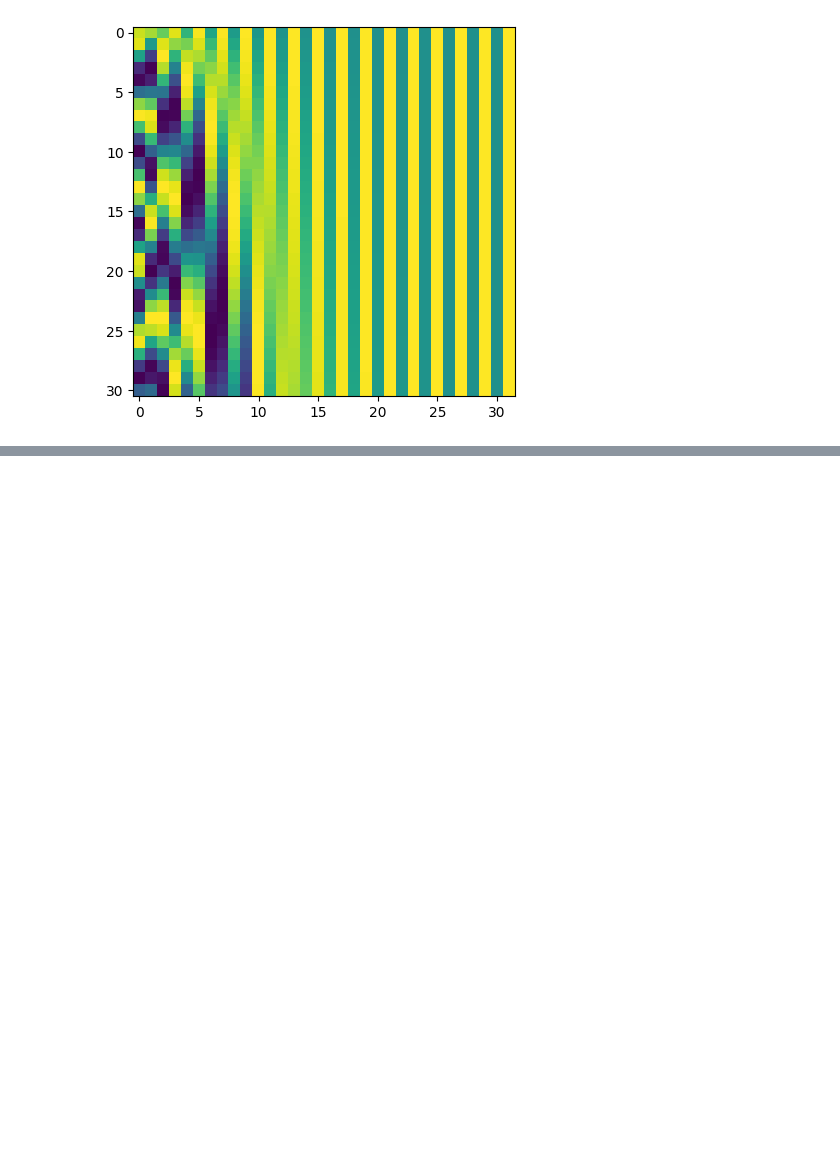
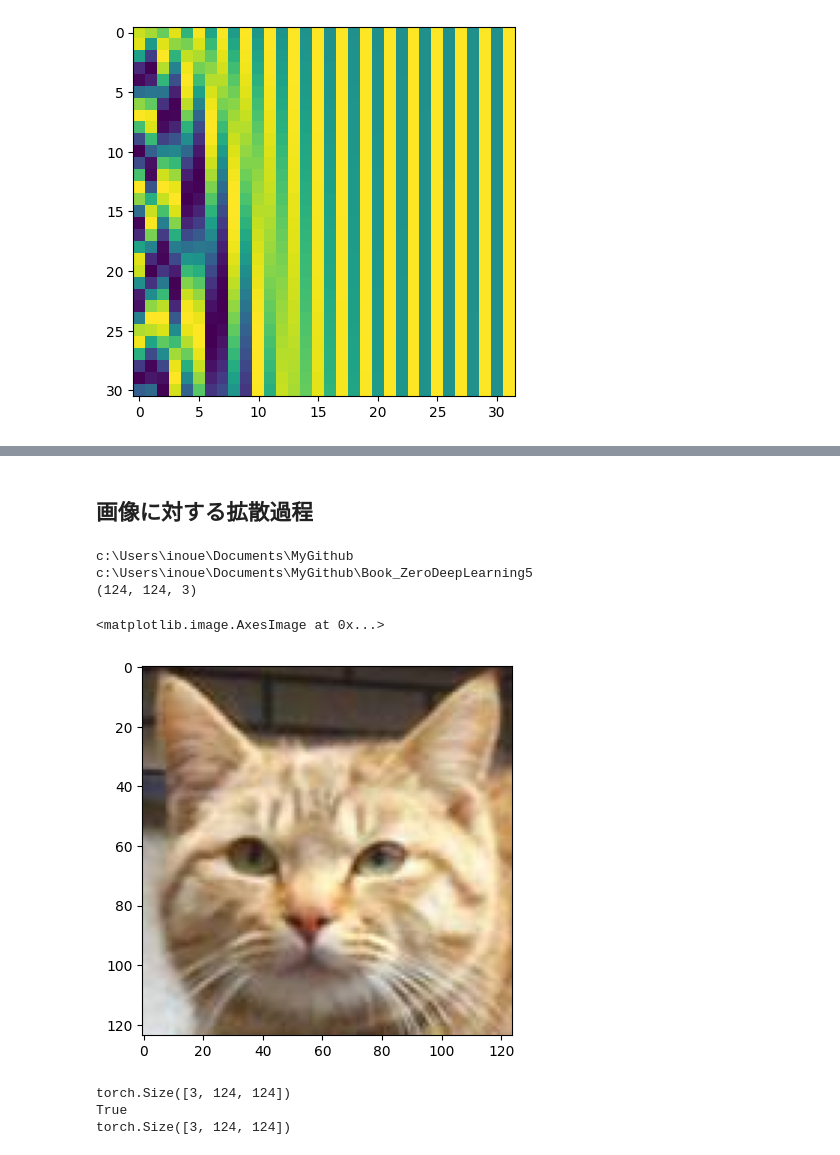
Before and after one commit to inoueshinichi/Book_ZeroDeepLearning5, a Jupyter notebook: diffusion.ipynb, the cells around one changed output, grey strips where cells are left out. Cells and saved outputs as stored; diff of their text form; code cells hidden in the pictures; blank space fills up the shorter version.

```diff
--- a/diffusion.ipynb
+++ b/diffusion.ipynb
@@ -140,0 +249,35 @@ plt.imshow(spe.numpy())
+# %% [markdown]
+## 画像に対する拡散過程
+# %%
+import os
+import torchvision.transforms as TT
+import numpy as np
+
+# 画像の読み込み
+# current_dir = os.path.dirname(os.path.abspath(__file__))
+current_dir = os.path.dirname(os.getcwd())
+print(current_dir)
+current_dir = os.path.join(current_dir, 'Book_ZeroDeepLearning5')
+print(current_dir)
+
+file_path = os.sep.join([current_dir, 'Nekosan_Face.bmp'])
+image = plt.imread(file_path)
+print(image.shape)
+plt.imshow(image)
+# %% [output]
+c:\Users\inoue\Documents\MyGithub
+c:\Users\inoue\Documents\MyGithub\Book_ZeroDeepLearning5
+(124, 124, 3)
+<matplotlib.image.AxesImage at 0x...>
+[figure, added]
+# %%
+# numpy -> tensor (0-1)
+preprocess = TT.ToTensor()
+x: torch.Tensor = preprocess(image)
+print(x.size())
+print(x.is_contiguous())
+print(x.shape)
+# %% [output]
+torch.Size([3, 124, 124])
+True
+torch.Size([3, 124, 124])
```
Also changed, not shown: parts of 23 cells of this notebook, 1 other file.
